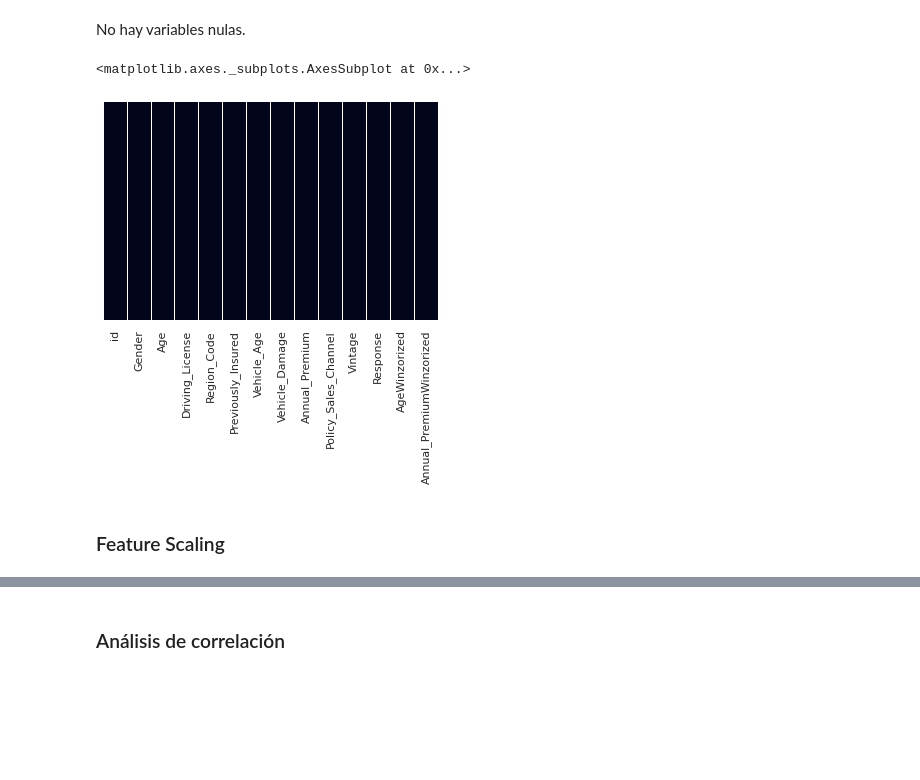
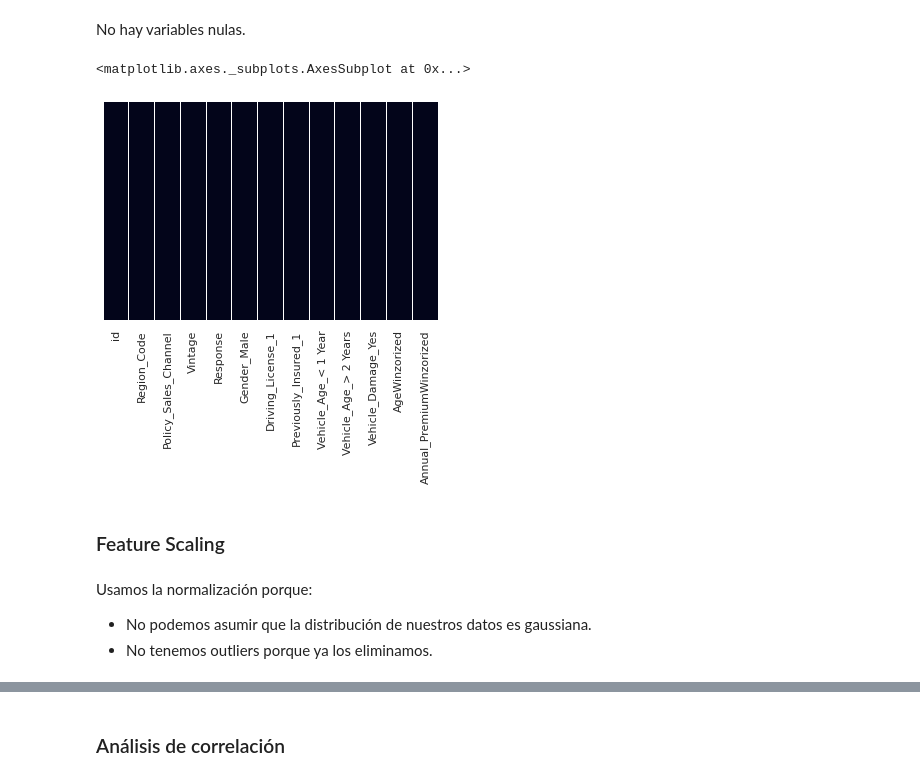
Before and after one commit to Ecaballero333/Obligatorio_ML, a Jupyter notebook: VallarinoIgnacio_CaballeroEduardo_Obligatorio_ML.ipynb, the cells around one changed output, grey strips where cells are left out. Drawn from its saved outputs; the diff is of its cells as text; code cells hidden in the pictures; blank space fills up the shorter version.

Commit message:
Feature Scaling aplicado. Eliminacion de filas winsorized

```diff
--- a/VallarinoIgnacio_CaballeroEduardo_Obligatorio_ML.ipynb
+++ b/VallarinoIgnacio_CaballeroEduardo_Obligatorio_ML.ipynb
@@ -156,9 +158,9 @@ Outliers de variable Age
 # %% [markdown]
 Detecamos un outlier para la variable "Age". Procederemos a eliminarlo...
 # %%
-df['AgeWinzorized'] = winsorize(df['Age'], limits = [None, 0.0001])
+dfDummy['AgeWinzorized'] = winsorize(dfDummy['Age'], limits = [None, 0.0001])
 print('Outliers de variable AgeWinzorized')
-sns.boxplot(x = 'AgeWinzorized', data = df)
+sns.boxplot(x = 'AgeWinzorized', data = dfDummy)
 # %% [output]
 Outliers de variable AgeWinzorized
 <matplotlib.axes._subplots.AxesSubplot at 0x...>
@@ -173,9 +175,9 @@ Outliers de variable Annual_Premium
 # %% [markdown]
 Detectamos varios outliers para la variable "Annual_Premium". Procederemos a eliminarlos...
 # %%
-df['Annual_PremiumWinzorized'] = winsorize(df['Annual_Premium'], limits = [None, 0.025])
+dfDummy['Annual_PremiumWinzorized'] = winsorize(dfDummy['Annual_Premium'], limits = [None, 0.025])
 print('Outliers de variable Annual_PremiumWinzorized')
-sns.boxplot(x = 'Annual_PremiumWinzorized', data = df)
+sns.boxplot(x = 'Annual_PremiumWinzorized', data = dfDummy)
 # %% [output]
 Outliers de variable Annual_PremiumWinzorized
 <matplotlib.axes._subplots.AxesSubplot at 0x...>
@@ -189,0 +194,2 @@ Outliers de variable Vintage
+# %%
+dfDummy = dfDummy.drop(['Age', 'Annual_Premium'], axis=1)
@@ -203,9 +225,13 @@ Cantidad con borrado 93891
 # %% [markdown]
 No hay variables nulas.
 # %%
-sns.heatmap(df.isnull(), cbar = False, yticklabels = False, xticklabels = True)
+sns.heatmap(dfDummy.isnull(), cbar = False, yticklabels = False, xticklabels = True)
 # %% [output]
 <matplotlib.axes._subplots.AxesSubplot at 0x...>
-[figure, old version]
+[figure, new version]
 # %% [markdown]
 ### Feature Scaling
+# %% [markdown]
+Usamos la normalización porque:
+-	No podemos asumir que la distribución de nuestros datos es gaussiana.
+-	No tenemos outliers porque ya los eliminamos.
```
Also changed, not shown: parts of 19 cells of this notebook.
